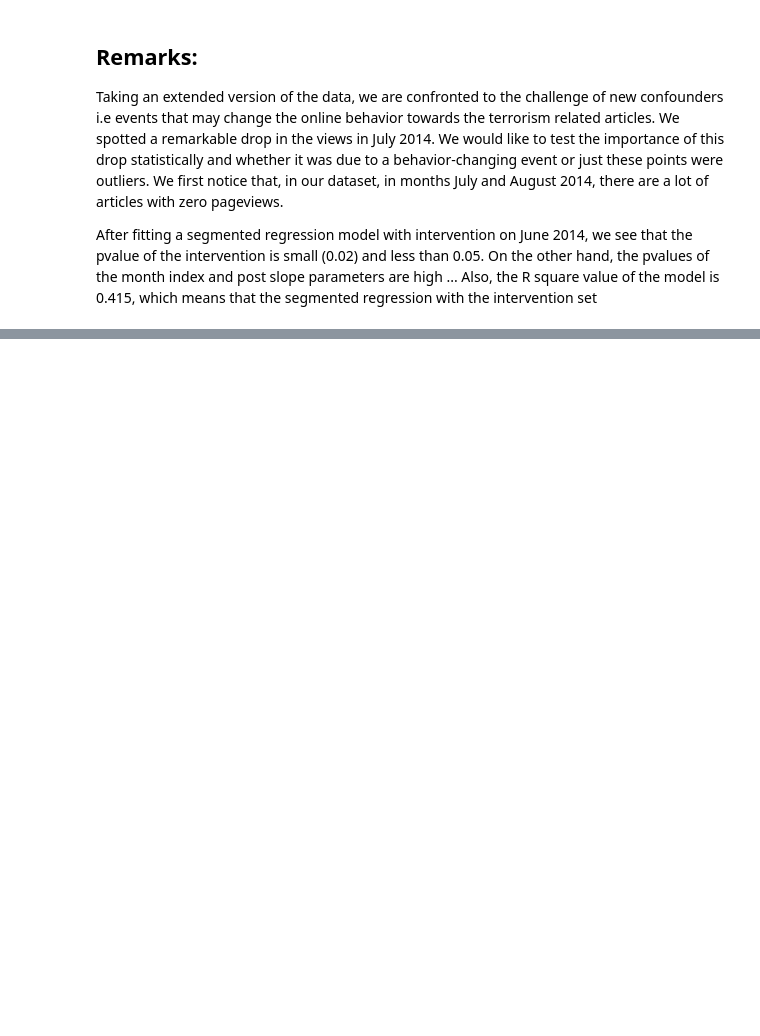
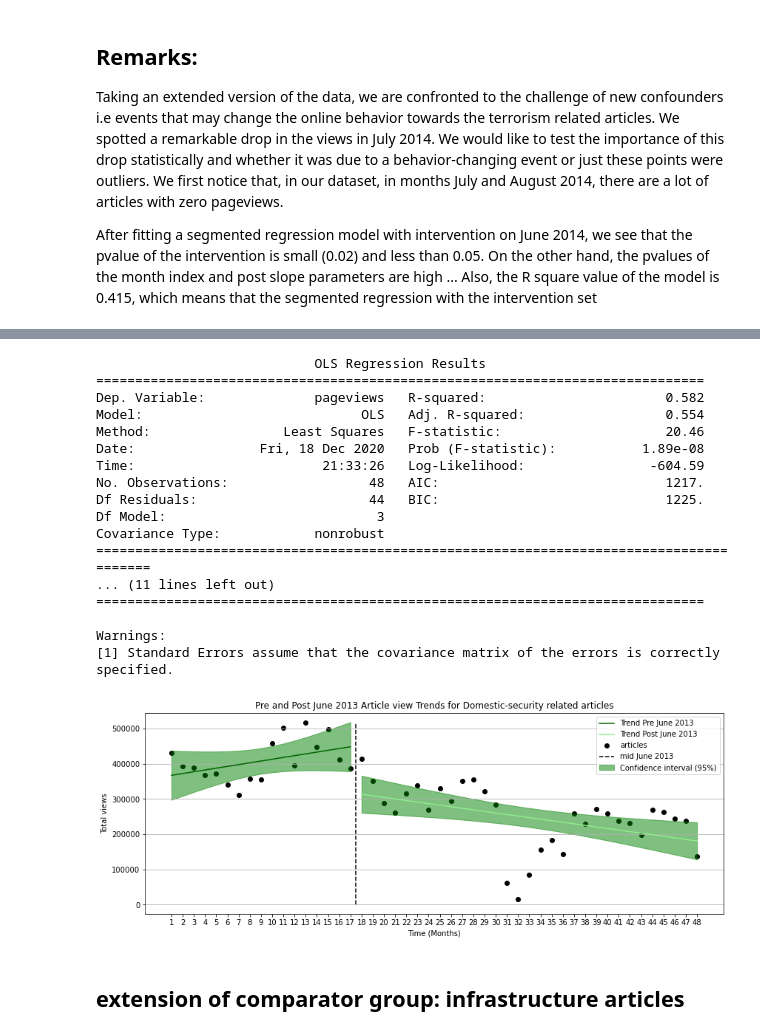
Before and after one commit to epfl-ada/ada-2020-project-milestone-p3-p3_team-aka, a Jupyter notebook: extension.ipynb, the cells around one changed output, grey strips where cells are left out. Drawn from its saved outputs; the diff is of its cells as text; code cells hidden in the pictures; blank space fills up the shorter version.

```diff
--- a/extension.ipynb
+++ b/extension.ipynb
@@ -70,0 +127,2 @@ NameError: name 'smf' is not defined
+# %%
+relevant=pd.read_csv("data/domestic_en.csv", parse_dates=['date'], index_col=0)
@@ -70,0 +147,4 @@ NameError: name 'smf' is not defined
+# %%
+relevant= relevant[relevant.article != "Federal_Bureau_of_Investigation" ]
+# %%
+relevant= relevant[relevant.article!= "United_Nations" ]
@@ -70,0 +155,2 @@ NameError: name 'smf' is not defined
+# %%
+relevant= prepare_data_for_regression_with_window(relevant, 1,48, 18)
@@ -70,0 +177,24 @@ NameError: name 'smf' is not defined
+# %%
+plotter(relevant, graph_title="Pre and Post June 2013 Article view Trends for Domestic-security related articles")
+plt.savefig("domestic_extended.jpg")
+# %% [output]
+                            OLS Regression Results
+==============================================================================
+Dep. Variable:              pageviews   R-squared:                       0.582
+Model:                            OLS   Adj. R-squared:                  0.554
+Method:                 Least Squares   F-statistic:                     20.46
+Date:                Fri, 18 Dec 2020   Prob (F-statistic):           1.89e-08
+Time:                        21:33:26   Log-Likelihood:                -604.59
+No. Observations:                  48   AIC:                             1217.
+Df Residuals:                      44   BIC:                             1225.
+Df Model:                           3
+Covariance Type:            nonrobust
+========================================================================================
+... (11 lines left out)
+==============================================================================
+
+Warnings:
+[1] Standard Errors assume that the covariance matrix of the errors is correctly specified.
+[figure, added]
+# %% [markdown]
+## extension of comparator group: infrastructure articles
```
Also changed, not shown: parts of 28 cells of this notebook, 6 other files.
